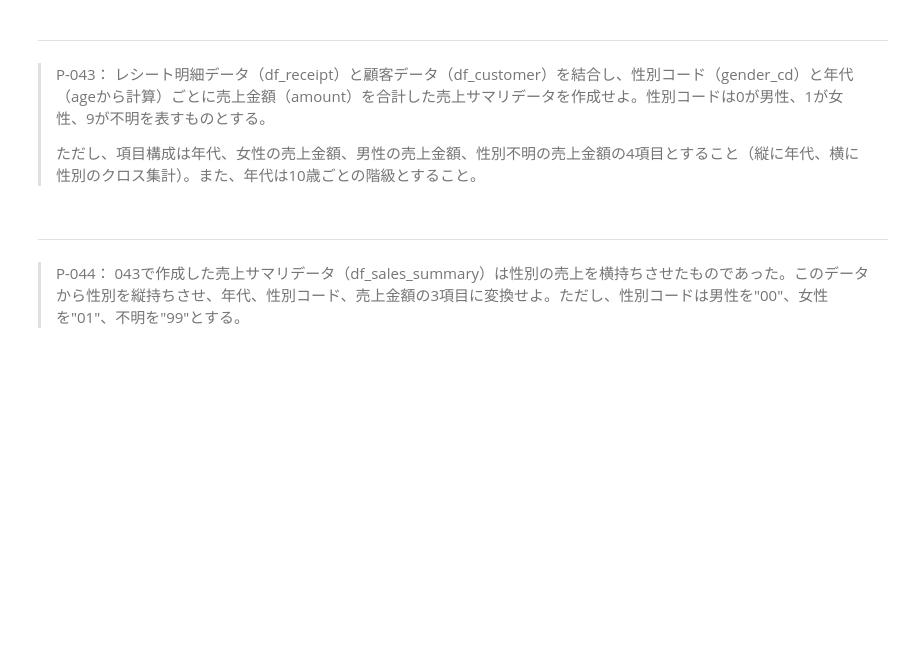
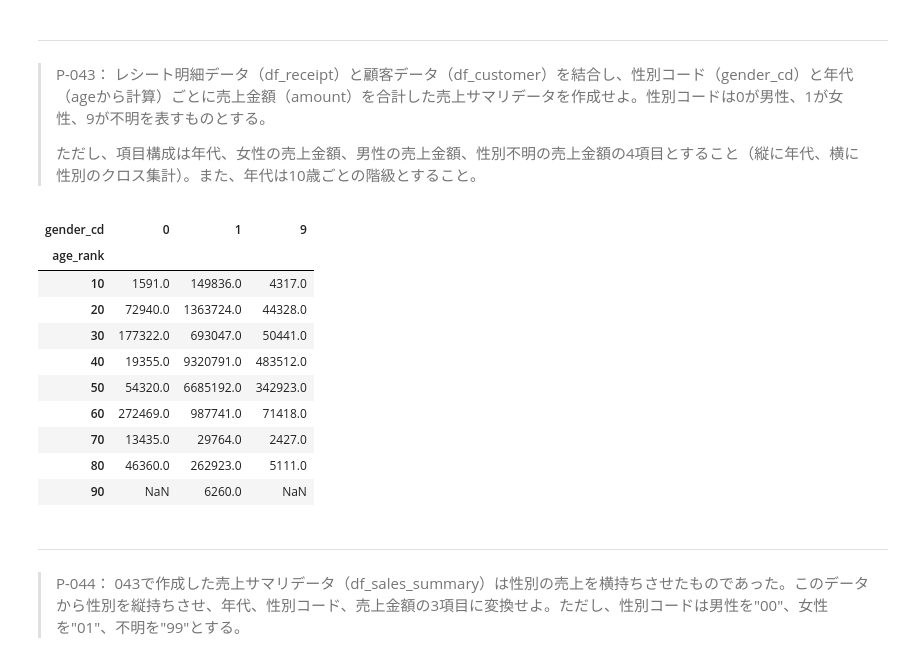
Before and after one commit to iakio/100knocks-preprocess, a Jupyter notebook: docker/work/preprocess_knock_Python.ipynb, the cells around one changed output. Cells and saved outputs as stored; diff of their text form; code cells hidden in the pictures; blank space fills up the shorter version.

```diff
--- a/docker/work/preprocess_knock_Python.ipynb
+++ b/docker/work/preprocess_knock_Python.ipynb
@@ -823,6 +842,22 @@ df2 = df1.shift(1)
 > P-043： レシート明細データ（df_receipt）と顧客データ（df_customer）を結合し、性別コード（gender_cd）と年代（ageから計算）ごとに売上金額（amount）を合計した売上サマリデータを作成せよ。性別コードは0が男性、1が女性、9が不明を表すものとする。
 >
 > ただし、項目構成は年代、女性の売上金額、男性の売上金額、性別不明の売上金額の4項目とすること（縦に年代、横に性別のクロス集計）。また、年代は10歳ごとの階級とすること。
+# %%
+df = pd.merge(left=df_receipt, right=df_customer, how="inner", on="customer_id")
+df["age_rank"] = df["age"] // 10 * 10
+df.pivot_table(index="age_rank", columns="gender_cd", values="amount", aggfunc="sum")
+# %% [output]
+| gender_cd | 0 | 1 | 9 |
+| age_rank |  |  |  |
+| 10 | 1591.0 | 149836.0 | 4317.0 |
+| 20 | 72940.0 | 1363724.0 | 44328.0 |
+| 30 | 177322.0 | 693047.0 | 50441.0 |
+| 40 | 19355.0 | 9320791.0 | 483512.0 |
+| 50 | 54320.0 | 6685192.0 | 342923.0 |
+| 60 | 272469.0 | 987741.0 | 71418.0 |
+| 70 | 13435.0 | 29764.0 | 2427.0 |
+| 80 | 46360.0 | 262923.0 | 5111.0 |
+| 90 | NaN | 6260.0 | NaN |
 # %% [markdown]
 ---
 > P-044： 043で作成した売上サマリデータ（df_sales_summary）は性別の売上を横持ちさせたものであった。このデータから性別を縦持ちさせ、年代、性別コード、売上金額の3項目に変換せよ。ただし、性別コードは男性を"00"、女性を"01"、不明を"99"とする。
```
Also changed, not shown: parts of 3 cells of this notebook.
